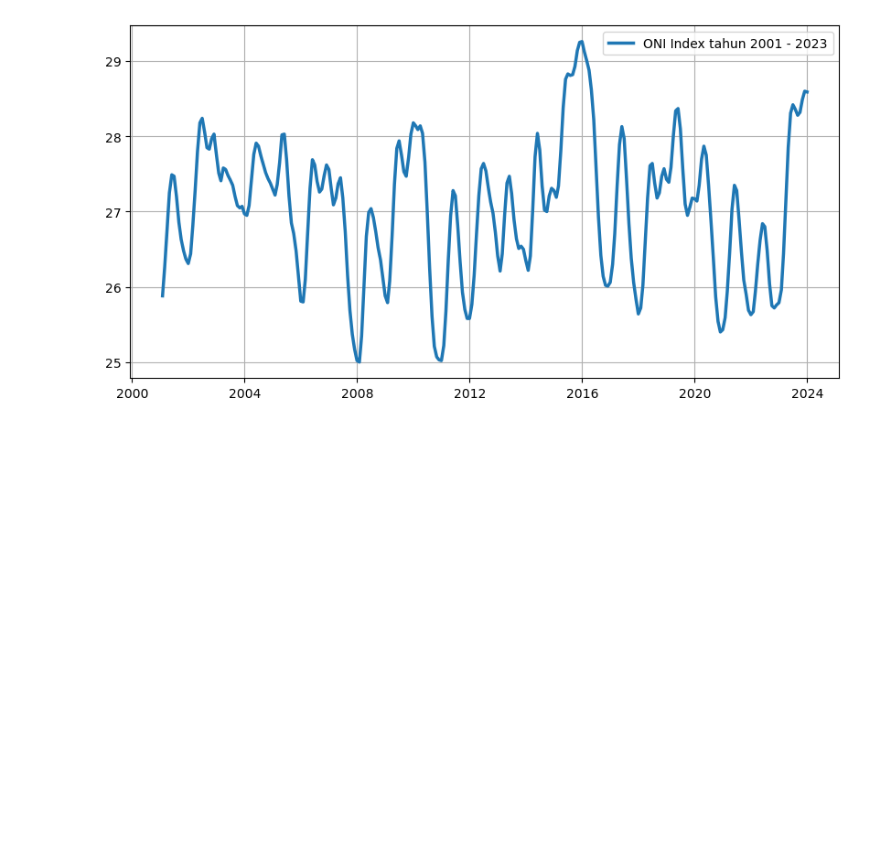
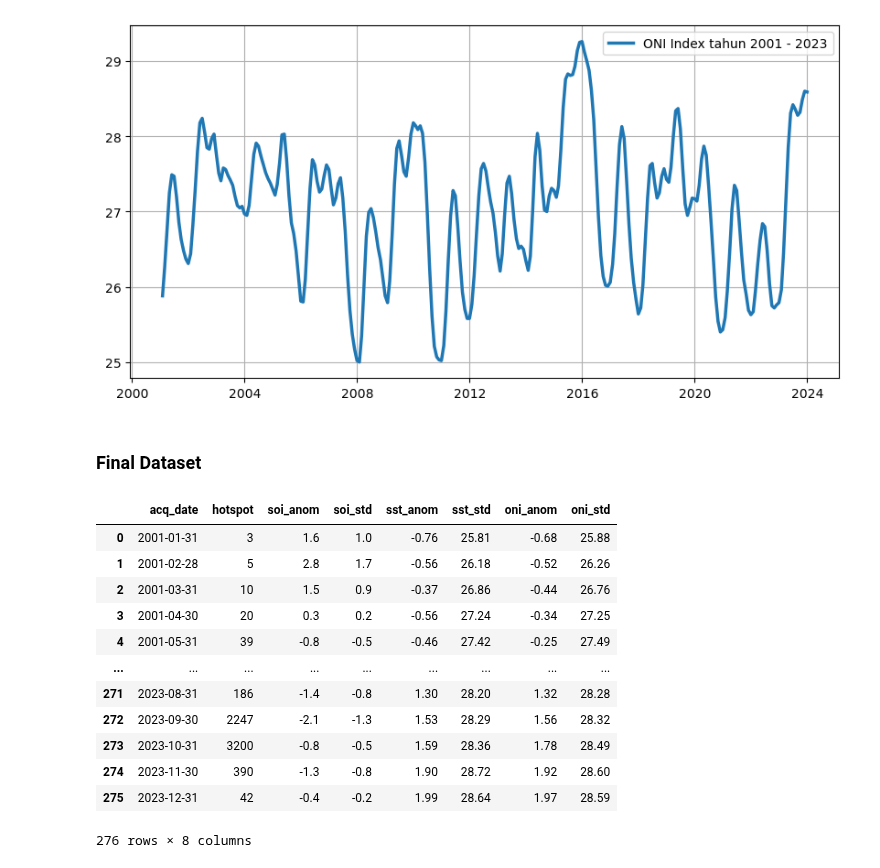
Before and after one commit to kusin/2024_BOPTN_Hopsot, a Jupyter notebook: source-code/akusisi_data.ipynb, the cells around one changed output. Saved outputs shown, nothing was run; the diff lists cells and outputs as text; code cells hidden in the pictures; blank space fills up the shorter version.

```diff
--- a/source-code/akusisi_data.ipynb
+++ b/source-code/akusisi_data.ipynb
@@ -221,3 +214,46 @@ plot_time_series(oni["date"], oni["anomali"], "ONI Index tahun 2001 - 2023", "")
 plot_time_series(oni["date"], oni["standard"], "ONI Index tahun 2001 - 2023", "")
 # %% [output]
 [figure]
+# %% [markdown]
+### Final Dataset
+# %%
+# Data hotspot
+hotspot = df_hotspot_bulanan
+
+# Data ENSO
+# -----------------
+soi_anom = soi[["anomali"]]
+soi_std = soi[["standard"]]
+
+sst_anom = sst[["anomali"]]
+sst_std = sst[["standard"]]
+
+oni_anom = oni[["anomali"]]
+oni_std = oni[["standard"]]
+
+# Data Iklim
+# -----------------
+radiasi = ""
+curah_hujan = ""
+suhu_udara = ""
+kelembaban_udara = ""
+kecepatan_angin = ""
+# %%
+dataset = pd.concat([hotspot, soi_anom, soi_std, sst_anom, sst_std, oni_anom, oni_std], axis=1)
+dataset.columns = ["acq_date", "hotspot", "soi_anom", "soi_std", "sst_anom", "sst_std", "oni_anom", "oni_std"]
+# %%
+dataset
+# %% [output]
+|  | acq_date | hotspot | soi_anom | soi_std | sst_anom | sst_std | oni_anom | oni_std |
+| 0 | 2001-01-31 | 3 | 1.6 | 1.0 | -0.76 | 25.81 | -0.68 | 25.88 |
+| 1 | 2001-02-28 | 5 | 2.8 | 1.7 | -0.56 | 26.18 | -0.52 | 26.26 |
+| 2 | 2001-03-31 | 10 | 1.5 | 0.9 | -0.37 | 26.86 | -0.44 | 26.76 |
+| 3 | 2001-04-30 | 20 | 0.3 | 0.2 | -0.56 | 27.24 | -0.34 | 27.25 |
+| 4 | 2001-05-31 | 39 | -0.8 | -0.5 | -0.46 | 27.42 | -0.25 | 27.49 |
+| ... | ... | ... | ... | ... | ... | ... | ... | ... |
+| 271 | 2023-08-31 | 186 | -1.4 | -0.8 | 1.30 | 28.20 | 1.32 | 28.28 |
+| 272 | 2023-09-30 | 2247 | -2.1 | -1.3 | 1.53 | 28.29 | 1.56 | 28.32 |
+| 273 | 2023-10-31 | 3200 | -0.8 | -0.5 | 1.59 | 28.36 | 1.78 | 28.49 |
+| 274 | 2023-11-30 | 390 | -1.3 | -0.8 | 1.90 | 28.72 | 1.92 | 28.60 |
+| 275 | 2023-12-31 | 42 | -0.4 | -0.2 | 1.99 | 28.64 | 1.97 | 28.59 |
+276 rows × 8 columns
```
Also changed, not shown: parts of 2 cells of this notebook, 2 other files.
